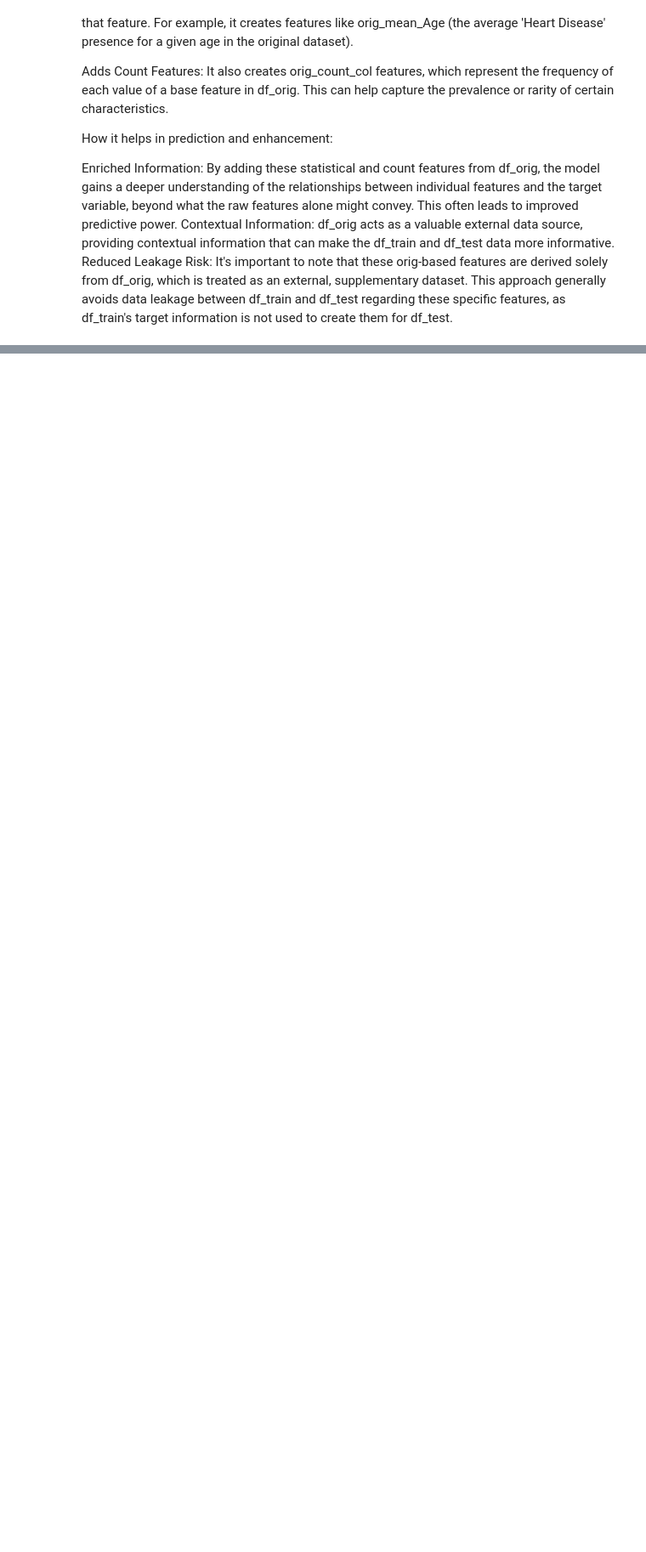
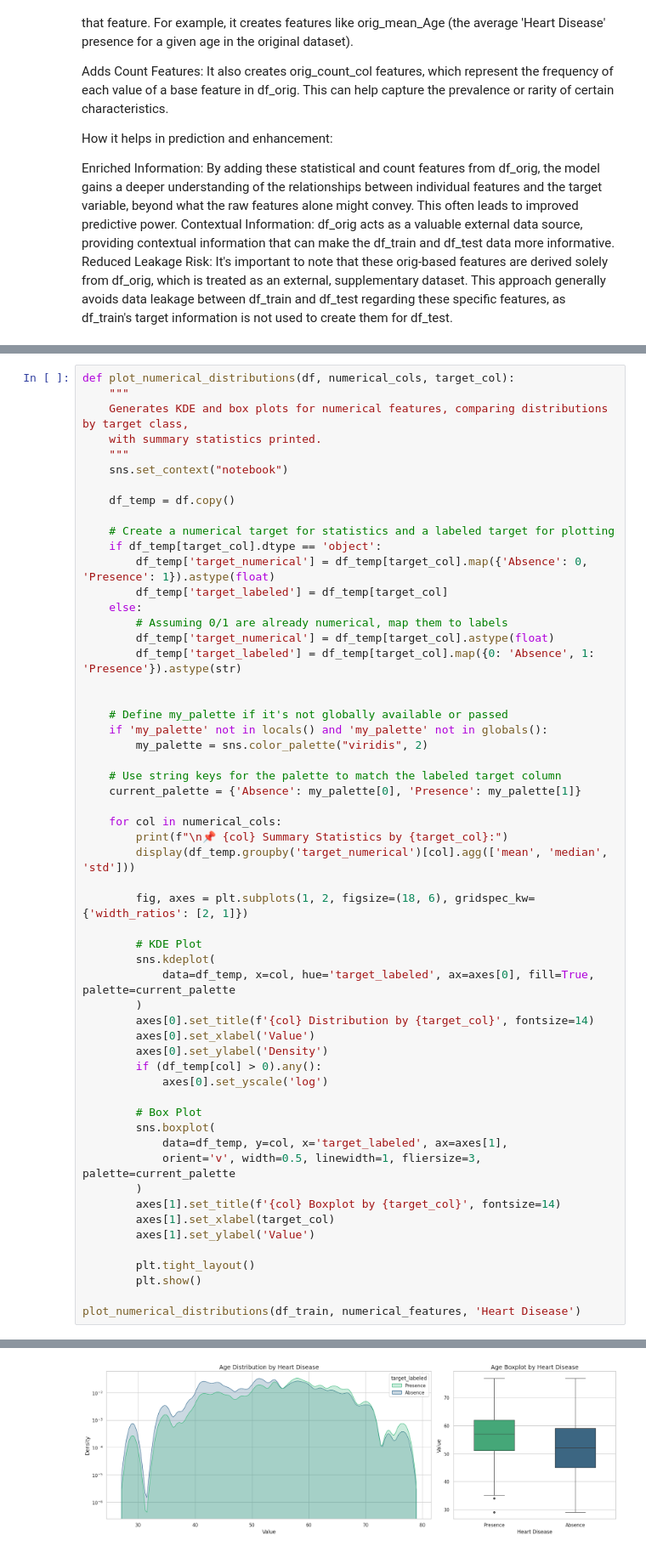
Before and after one commit to Rohanrathod7/Kaggle_Notebooks, a Jupyter notebook: Predicting_Heart_disease/Ensemble_raw_1.ipynb, the cells around one changed output, grey strips where cells are left out. Shown at 85% size. Drawn from its saved outputs; the diff is of its cells as text; blank space fills up the shorter version.

```diff
--- a/Predicting_Heart_disease/Ensemble_raw_1.ipynb
+++ b/Predicting_Heart_disease/Ensemble_raw_1.ipynb
@@ -217,0 +276,57 @@ Reduced Leakage Risk: It's important to note that these orig-based features are
+# %%
+def plot_numerical_distributions(df, numerical_cols, target_col):
+    """
+    Generates KDE and box plots for numerical features, comparing distributions by target class,
+    with summary statistics printed.
+    """
+    sns.set_context("notebook")
+
+    df_temp = df.copy()
+
+    # Create a numerical target for statistics and a labeled target for plotting
+    if df_temp[target_col].dtype == 'object':
+        df_temp['target_numerical'] = df_temp[target_col].map({'Absence': 0, 'Presence': 1}).astype(float)
+        df_temp['target_labeled'] = df_temp[target_col]
+    else:
+        # Assuming 0/1 are already numerical, map them to labels
+        df_temp['target_numerical'] = df_temp[target_col].astype(float)
+        df_temp['target_labeled'] = df_temp[target_col].map({0: 'Absence', 1: 'Presence'}).astype(str)
+
+
+    # Define my_palette if it's not globally available or passed
+    if 'my_palette' not in locals() and 'my_palette' not in globals():
+        my_palette = sns.color_palette("viridis", 2)
+
+    # Use string keys for the palette to match the labeled target column
+    current_palette = {'Absence': my_palette[0], 'Presence': my_palette[1]}
+
+    for col in numerical_cols:
+        print(f"\n📌 {col} Summary Statistics by {target_col}:")
+        display(df_temp.groupby('target_numerical')[col].agg(['mean', 'median', 'std']))
+
+        fig, axes = plt.subplots(1, 2, figsize=(18, 6), gridspec_kw={'width_ratios': [2, 1]})
+
+        # KDE Plot
+        sns.kdeplot(
+            data=df_temp, x=col, hue='target_labeled', ax=axes[0], fill=True, palette=current_palette
+        )
+        axes[0].set_title(f'{col} Distribution by {target_col}', fontsize=14)
+        axes[0].set_xlabel('Value')
+        axes[0].set_ylabel('Density')
+        if (df_temp[col] > 0).any():
+            axes[0].set_yscale('log')
+
+        # Box Plot
+        sns.boxplot(
+            data=df_temp, y=col, x='target_labeled', ax=axes[1],
+            orient='v', width=0.5, linewidth=1, fliersize=3, palette=current_palette
+        )
+        axes[1].set_title(f'{col} Boxplot by {target_col}', fontsize=14)
+        axes[1].set_xlabel(target_col)
+        axes[1].set_ylabel('Value')
+
+        plt.tight_layout()
+        plt.show()
+
+plot_numerical_distributions(df_train, numerical_features, 'Heart Disease')
+# %% [output]
@@ -217,0 +338 @@ Reduced Leakage Risk: It's important to note that these orig-based features are
+[figure, added]
```
Also changed, not shown: parts of 7 cells of this notebook.
